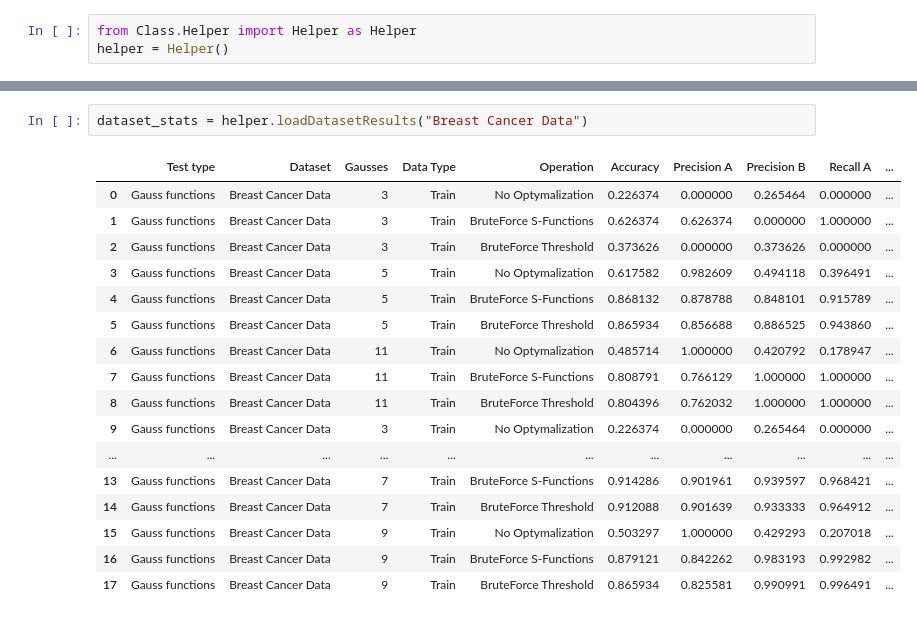
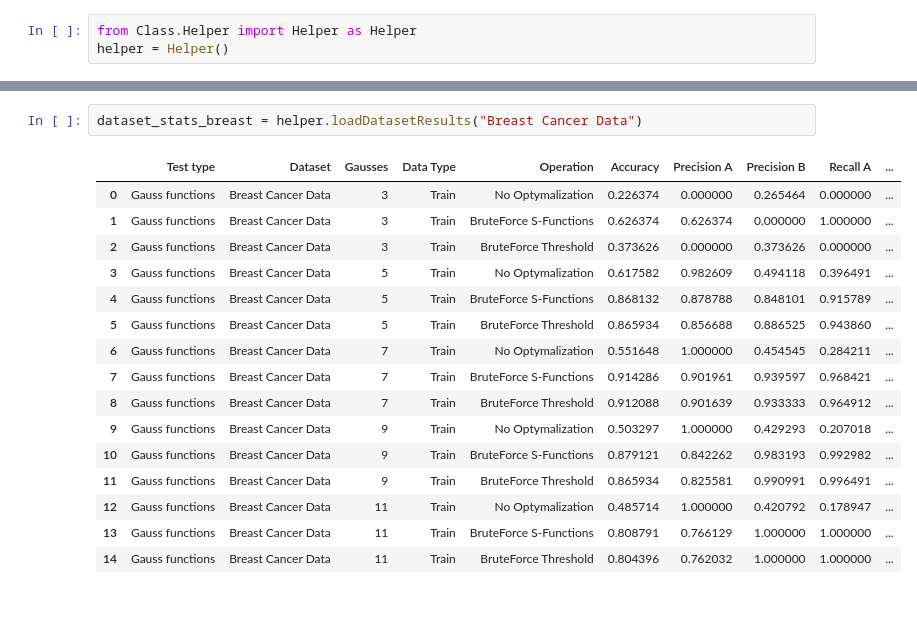
Before and after one commit to AdamDlubak/Ki67, a Jupyter notebook: Test - Datasets/Summary.ipynb, the cells around one changed output, grey strips where cells are left out. Cells and saved outputs as stored; diff of their text form.

```diff
--- a/Test - Datasets/Summary.ipynb
+++ b/Test - Datasets/Summary.ipynb
@@ -45,20 +45,19 @@ parameters_df = helper.loadFuzzificationParameters()
 # %%
-dataset_stats = helper.loadDatasetResults("Breast Cancer Data")
+dataset_stats_breast = helper.loadDatasetResults("Breast Cancer Data")
 # %% [output]
 |  | Test type | Dataset | Gausses | Data Type | Operation | Accuracy | Precision A | Precision B | Recall A | ... |
 | 0 | Gauss functions | Breast Cancer Data | 3 | Train | No Optymalization | 0.226374 | 0.000000 | 0.265464 | 0.000000 | ... |
 | 1 | Gauss functions | Breast Cancer Data | 3 | Train | BruteForce S-Functions | 0.626374 | 0.626374 | 0.000000 | 1.000000 | ... |
 | 2 | Gauss functions | Breast Cancer Data | 3 | Train | BruteForce Threshold | 0.373626 | 0.000000 | 0.373626 | 0.000000 | ... |
 | 3 | Gauss functions | Breast Cancer Data | 5 | Train | No Optymalization | 0.617582 | 0.982609 | 0.494118 | 0.396491 | ... |
 | 4 | Gauss functions | Breast Cancer Data | 5 | Train | BruteForce S-Functions | 0.868132 | 0.878788 | 0.848101 | 0.915789 | ... |
 | 5 | Gauss functions | Breast Cancer Data | 5 | Train | BruteForce Threshold | 0.865934 | 0.856688 | 0.886525 | 0.943860 | ... |
-| 6 | Gauss functions | Breast Cancer Data | 11 | Train | No Optymalization | 0.485714 | 1.000000 | 0.420792 | 0.178947 | ... |
-| 7 | Gauss functions | Breast Cancer Data | 11 | Train | BruteForce S-Functions | 0.808791 | 0.766129 | 1.000000 | 1.000000 | ... |
-| 8 | Gauss functions | Breast Cancer Data | 11 | Train | BruteForce Threshold | 0.804396 | 0.762032 | 1.000000 | 1.000000 | ... |
-| 9 | Gauss functions | Breast Cancer Data | 3 | Train | No Optymalization | 0.226374 | 0.000000 | 0.265464 | 0.000000 | ... |
-| ... | ... | ... | ... | ... | ... | ... | ... | ... | ... | ... |
-| 13 | Gauss functions | Breast Cancer Data | 7 | Train | BruteForce S-Functions | 0.914286 | 0.901961 | 0.939597 | 0.968421 | ... |
-| 14 | Gauss functions | Breast Cancer Data | 7 | Train | BruteForce Threshold | 0.912088 | 0.901639 | 0.933333 | 0.964912 | ... |
-| 15 | Gauss functions | Breast Cancer Data | 9 | Train | No Optymalization | 0.503297 | 1.000000 | 0.429293 | 0.207018 | ... |
-| 16 | Gauss functions | Breast Cancer Data | 9 | Train | BruteForce S-Functions | 0.879121 | 0.842262 | 0.983193 | 0.992982 | ... |
-| 17 | Gauss functions | Breast Cancer Data | 9 | Train | BruteForce Threshold | 0.865934 | 0.825581 | 0.990991 | 0.996491 | ... |
+| 6 | Gauss functions | Breast Cancer Data | 7 | Train | No Optymalization | 0.551648 | 1.000000 | 0.454545 | 0.284211 | ... |
+| 7 | Gauss functions | Breast Cancer Data | 7 | Train | BruteForce S-Functions | 0.914286 | 0.901961 | 0.939597 | 0.968421 | ... |
+| 8 | Gauss functions | Breast Cancer Data | 7 | Train | BruteForce Threshold | 0.912088 | 0.901639 | 0.933333 | 0.964912 | ... |
+| 9 | Gauss functions | Breast Cancer Data | 9 | Train | No Optymalization | 0.503297 | 1.000000 | 0.429293 | 0.207018 | ... |
+| 10 | Gauss functions | Breast Cancer Data | 9 | Train | BruteForce S-Functions | 0.879121 | 0.842262 | 0.983193 | 0.992982 | ... |
+| 11 | Gauss functions | Breast Cancer Data | 9 | Train | BruteForce Threshold | 0.865934 | 0.825581 | 0.990991 | 0.996491 | ... |
+| 12 | Gauss functions | Breast Cancer Data | 11 | Train | No Optymalization | 0.485714 | 1.000000 | 0.420792 | 0.178947 | ... |
+| 13 | Gauss functions | Breast Cancer Data | 11 | Train | BruteForce S-Functions | 0.808791 | 0.766129 | 1.000000 | 1.000000 | ... |
+| 14 | Gauss functions | Breast Cancer Data | 11 | Train | BruteForce Threshold | 0.804396 | 0.762032 | 1.000000 | 1.000000 | ... |
```
Also changed, not shown: parts of 15 cells of this notebook, 44 other files.
